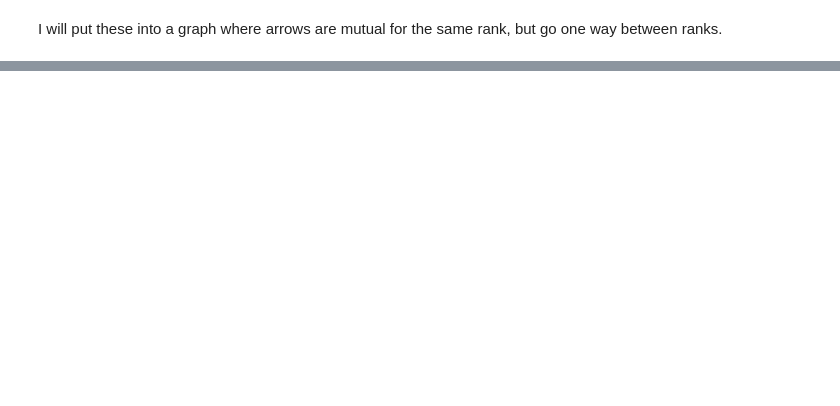
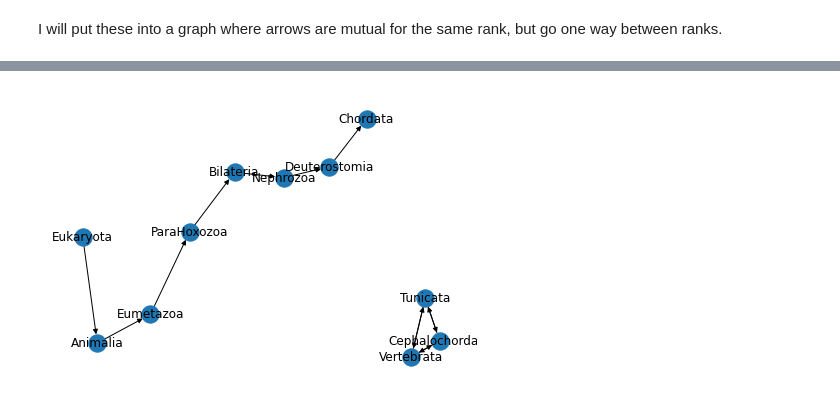
Before and after one commit to bronwencc/ML_practice, a Jupyter notebook: directed-graphs.ipynb, the cells around one changed output, grey strips where cells are left out. Saved outputs shown, nothing was run; the diff lists cells and outputs as text; code cells hidden in the pictures; blank space fills up the shorter version.

```diff
--- a/directed-graphs.ipynb
+++ b/directed-graphs.ipynb
@@ -69,0 +69,8 @@ nx.draw(dirG, with_labels=True)
+# %%
+#add edges for relationships between different ranks, starting with RankNum 3->4, ending with 9->10
+inds = list(range(2,7)) #based on index values
+for i in inds:
+    dirG.add_edge(groupdf.iloc[i,1],groupdf.iloc[i+1,1])
+nx.draw(dirG, with_labels=True)
+# %% [output]
+[figure, added]
```
Also changed, not shown: parts of 8 cells of this notebook.
